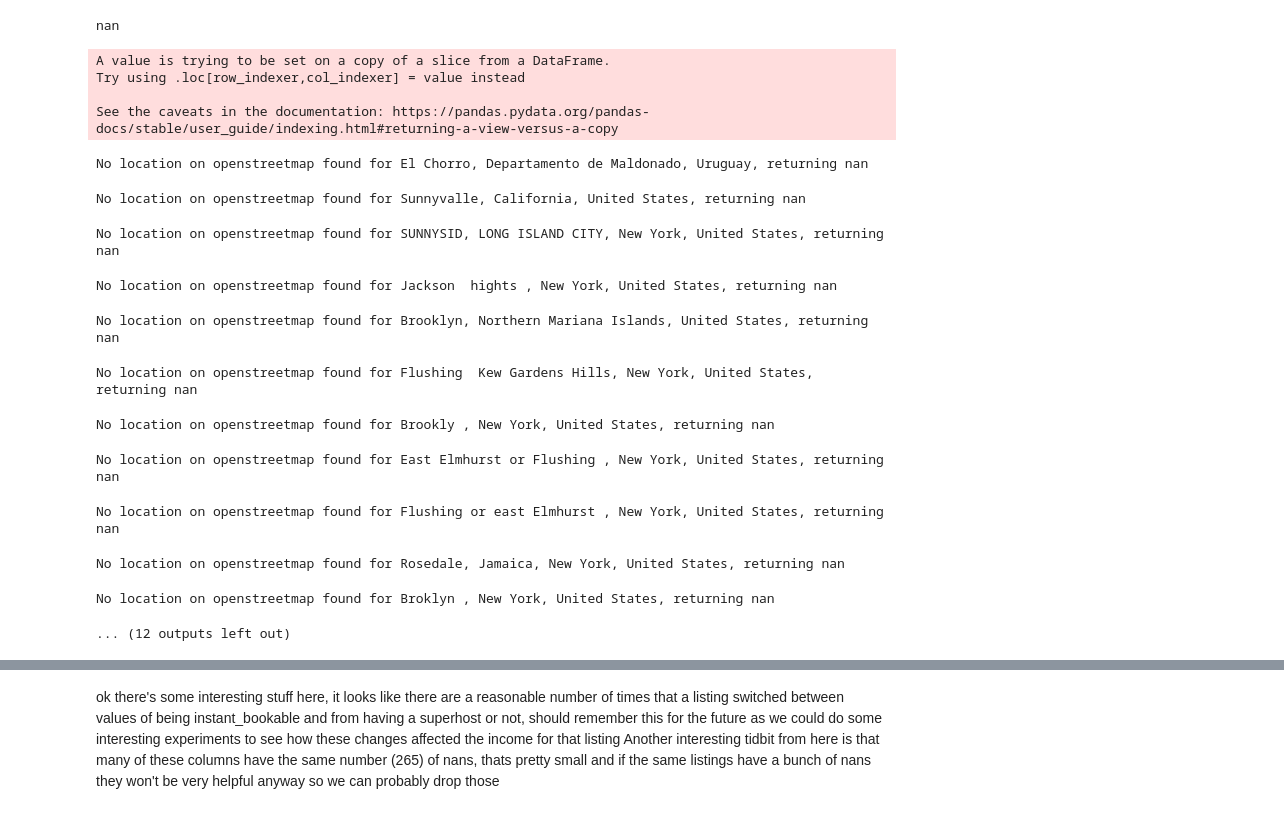
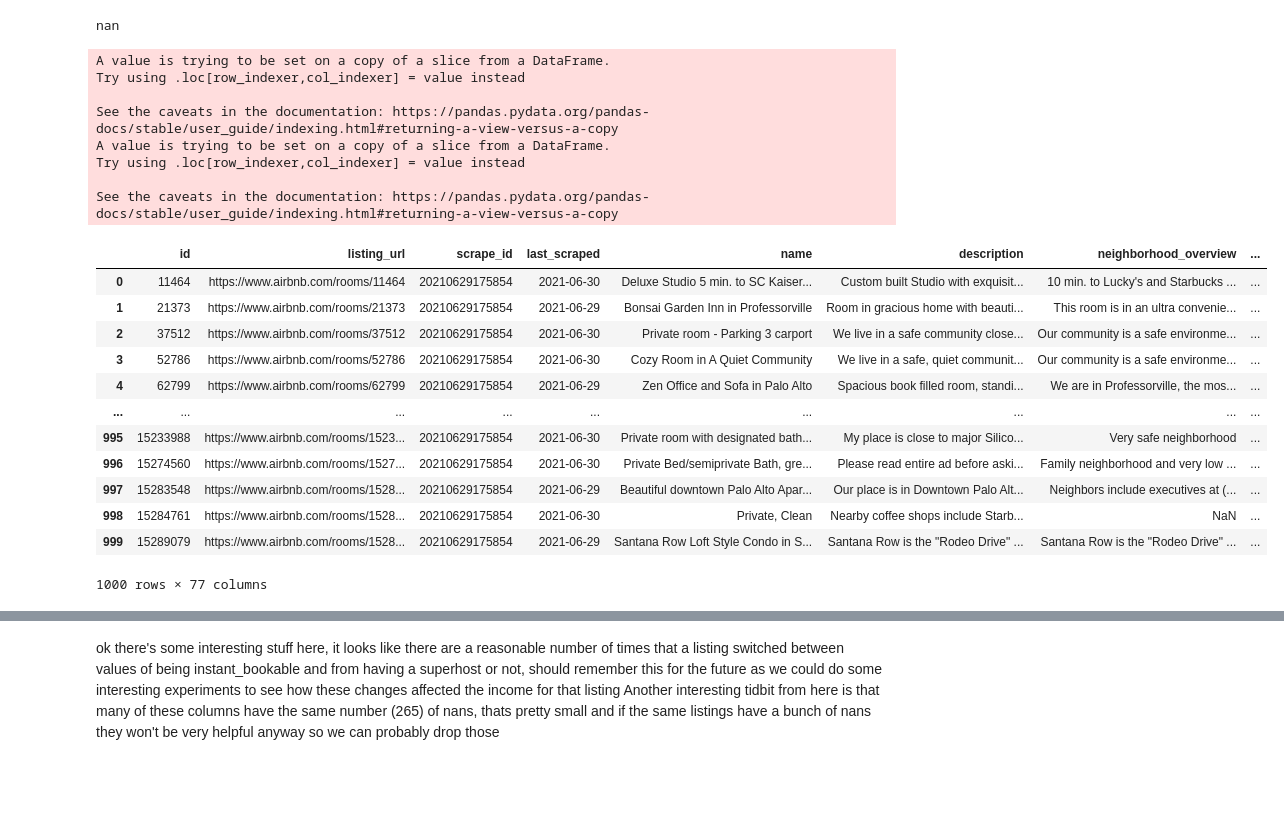
Before and after one commit to cskrasniak/rentals, a Jupyter notebook: data_cleaning_notebook.ipynb, the cells around one changed output, grey strips where cells are left out. Cells and saved outputs as stored; diff of their text form; code cells hidden in the pictures; blank space fills up the shorter version.

```diff
--- a/data_cleaning_notebook.ipynb
+++ b/data_cleaning_notebook.ipynb
@@ -237,24 +220,31 @@ Name: price, dtype: float64
 # there are a couple boolean columns coded as "t" and "f", replace those with 1, 0
 class BoolMapper(BaseEstimator, TransformerMixin):
 
+    def get_feature_names_out(self, input_features):
+        return self.names
 
     def fit(self, X, y=None):
         # This transformer doesn't need to learn anything about the data,
         # so it can just return self without any further processing
+        self.names = list(X.keys())
         return self
 
     def transform(self, X):
         # only change the values that are not numeric and not nan
-        boolean_mapper = {'t' : 1., 'f' : 0.}
-        X=X.map(boolean_mapper, na_action="ignore")
-        return X.astype(float)
+        out = pd.DataFrame()
+        for name in X:
+            boolean_mapper = {'t': 1., 'f': 0., 1.: 1., 0.: 0.}
+            col=X[name].map(boolean_mapper, na_action="ignore")
+            out[name]=col
+        return out
 
 # boolean_mapper = {'t' : 1, 'f' : 0}
 bools = ['instant_bookable','has_availability', 'host_has_profile_pic',
          'host_identity_verified', 'host_is_superhost']
 
-for column in bools:
-    x = BoolMapper().fit_transform(data[column])
-    print(x.dtype)
-    print(np.unique(x[x.notna()]))
+# for column in bools:
+x = BoolMapper().fit_transform(data[bools])
+#     print(x.dtype)
+# print(np.unique(x[x.notna()]))
+x
 # %% [output]
@@ -414,8 +428,15 @@ cache_dir = 'cache'
 if not os.path.exists(cache_dir):
     os.mkdir(cache_dir)
 
+if not 'temp_cache' in locals():
+    temp_cache = {}
 @checkpoint(key=lambda args, kwargs: quote(args[0]) + '.pkl', work_dir=cache_dir)
 def get_lat_long(address):
+    # first check if we already loaded it this session, if so it will be much faster to grab it from here than
+    # load it from memory or get it from the api
+    latlong = temp_cache.get(address)
+    if latlong:
+        return latlong
     params = { 'format'        :'json',
                'addressdetails': 1,
                'q'             : address}
@@ -428,7 +449,10 @@ def get_lat_long(address):
         long = response.json()[0]['lon']
     except IndexError:
         print(f'No location on openstreetmap found for {address}, returning nan')
+        temp_cache[address] = (np.nan, np.nan)
         return (np.nan, np.nan)
+
+    temp_cache[address] = (float(lat),float(long))
     return (float(lat),float(long))
 
 class DistFromCenter(BaseEstimator, TransformerMixin):
@@ -443,7 +467,11 @@ class DistFromCenter(BaseEstimator, TransformerMixin):
     def fit(self, X, y=None):
         # This transformer doesn't need to learn anything about the data,
         # so it can just return self without any further processing
+        self.names = ['dist_from_center']
         return self
+
+    def get_feature_names_out(self, input_features):
+        return self.names
 
     def transform(self, X):
         loc1 = [(x,y) for x,y in zip(X['latitude'],X['longitude'])]
@@ -470,8 +498,8 @@ class DistFromCenter(BaseEstimator, TransformerMixin):
             # if the distance is outrageous, set it to nan
             if dist[i] >= 1000:
                 dist[i] = np.nan
-
-        return dist
+        X['dist_from_center'] = dist.reshape(-1,1)
+        return X
 # %%
 # hs.haversine(geocode('Santa Clara, California, United States'),(37.34415,-121.98701))
 data[['latitude','longitude','neighbourhood']].head(20)
@@ -479,23 +507,28 @@ data['location'].iloc[27200+52478]
 # %% [output]
 nan
 # %%
-DistFromCenter().fit_transform(data[27200+52478:])
+DistFromCenter().fit_transform(data[:1000])
 # %% [output]
 A value is trying to be set on a copy of a slice from a DataFrame.
 Try using .loc[row_indexer,col_indexer] = value instead
 
 See the caveats in the documentation: https://pandas.pydata.org/pandas-docs/stable/user_guide/indexing.html#returning-a-view-versus-a-copy
+A value is trying to be set on a copy of a slice from a DataFrame.
+Try using .loc[row_indexer,col_indexer] = value instead
+
+See the caveats in the documentation: https://pandas.pydata.org/pandas-docs/stable/user_guide/indexing.html#returning-a-view-versus-a-copy
+|  | id | listing_url | scrape_id | last_scraped | name | description | neighborhood_overview | ... |
+| 0 | 11464 | https://www.airbnb.com/rooms/11464 | 20210629175854 | 2021-06-30 | Deluxe Studio 5 min. to SC Kaiser... | Custom built Studio with exquisit... | 10 min. to Lucky's and Starbucks ... | ... |
+| 1 | 21373 | https://www.airbnb.com/rooms/21373 | 20210629175854 | 2021-06-29 | Bonsai Garden Inn in Professorville | Room in gracious home with beauti... | This room is in an ultra convenie... | ... |
+| 2 | 37512 | https://www.airbnb.com/rooms/37512 | 20210629175854 | 2021-06-30 | Private room - Parking 3 carport | We live in a safe community close... | Our community is a safe environme... | ... |
+| 3 | 52786 | https://www.airbnb.com/rooms/52786 | 20210629175854 | 2021-06-30 | Cozy Room in A Quiet Community | We live in a safe, quiet communit... | Our community is a safe environme... | ... |
+| 4 | 62799 | https://www.airbnb.com/rooms/62799 | 20210629175854 | 2021-06-29 | Zen Office and Sofa in Palo Alto | Spacious book filled room, standi... | We are in Professorville, the mos... | ... |
+| ... | ... | ... | ... | ... | ... | ... | ... | ... |
+| 995 | 15233988 | https://www.airbnb.com/rooms/1523... | 20210629175854 | 2021-06-30 | Private room with designated bath... | My place is close to major Silico... | Very safe neighborhood | ... |
+| 996 | 15274560 | https://www.airbnb.com/rooms/1527... | 20210629175854 | 2021-06-30 | Private Bed/semiprivate Bath, gre... | Please read entire ad before aski... | Family neighborhood and very low ... | ... |
+| 997 | 15283548 | https://www.airbnb.com/rooms/1528... | 20210629175854 | 2021-06-29 | Beautiful downtown Palo Alto Apar... | Our place is in Downtown Palo Alt... | Neighbors include executives at (... | ... |
+| 998 | 15284761 | https://www.airbnb.com/rooms/1528... | 20210629175854 | 2021-06-30 | Private, Clean | Nearby coffee shops include Starb... | NaN | ... |
+| 999 | 15289079 | https://www.airbnb.com/rooms/1528... | 20210629175854 | 2021-06-29 | Santana Row Loft Style Condo in S... | Santana Row is the "Rodeo Drive" ... | Santana Row is the "Rodeo Drive" ... | ... |
-No location on openstreetmap found for El Chorro, Departamento de Maldonado, Uruguay, returning nan
+1000 rows × 77 columns
-No location on openstreetmap found for Sunnyvalle, California, United States, returning nan
-No location on openstreetmap found for SUNNYSID, LONG ISLAND CITY, New York, United States, returning nan
-No location on openstreetmap found for Jackson  hights , New York, United States, returning nan
-No location on openstreetmap found for Brooklyn, Northern Mariana Islands, United States, returning nan
-No location on openstreetmap found for Flushing  Kew Gardens Hills, New York, United States, returning nan
-No location on openstreetmap found for Brookly , New York, United States, returning nan
-No location on openstreetmap found for East Elmhurst or Flushing , New York, United States, returning nan
-No location on openstreetmap found for Flushing or east Elmhurst , New York, United States, returning nan
-No location on openstreetmap found for Rosedale, Jamaica, New York, United States, returning nan
-No location on openstreetmap found for Broklyn , New York, United States, returning nan
-... (12 outputs left out)
 # %%
 from datetime import datetime
```
Also changed, not shown: parts of 54 cells of this notebook.
